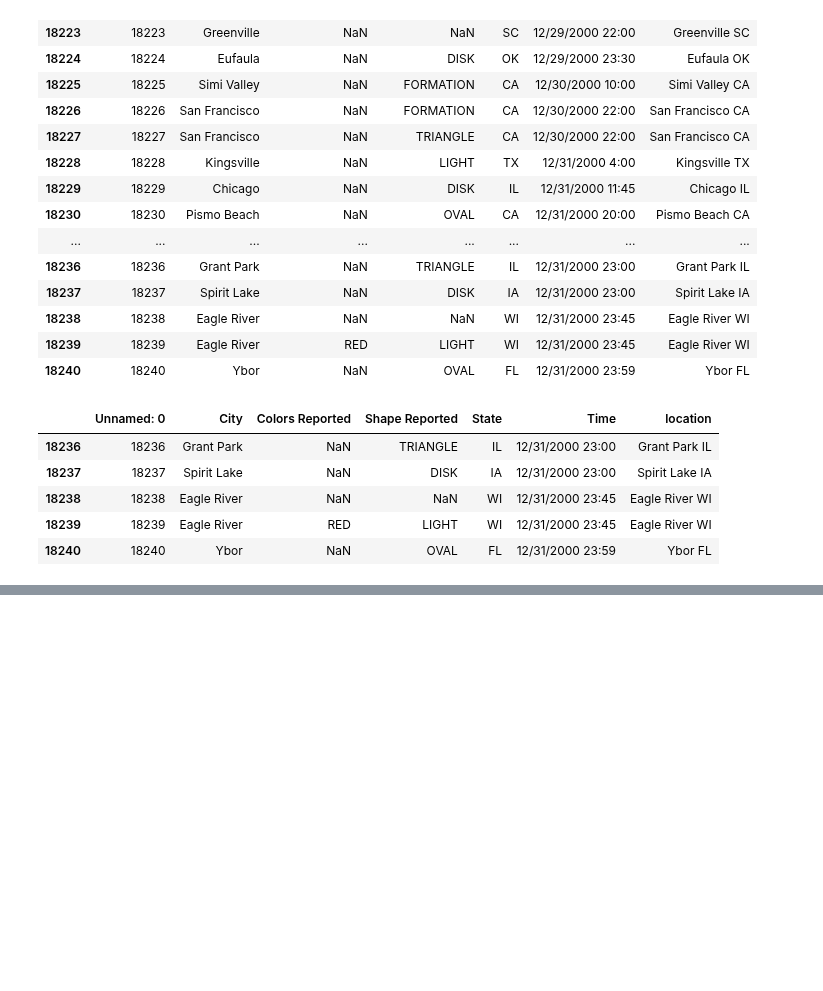
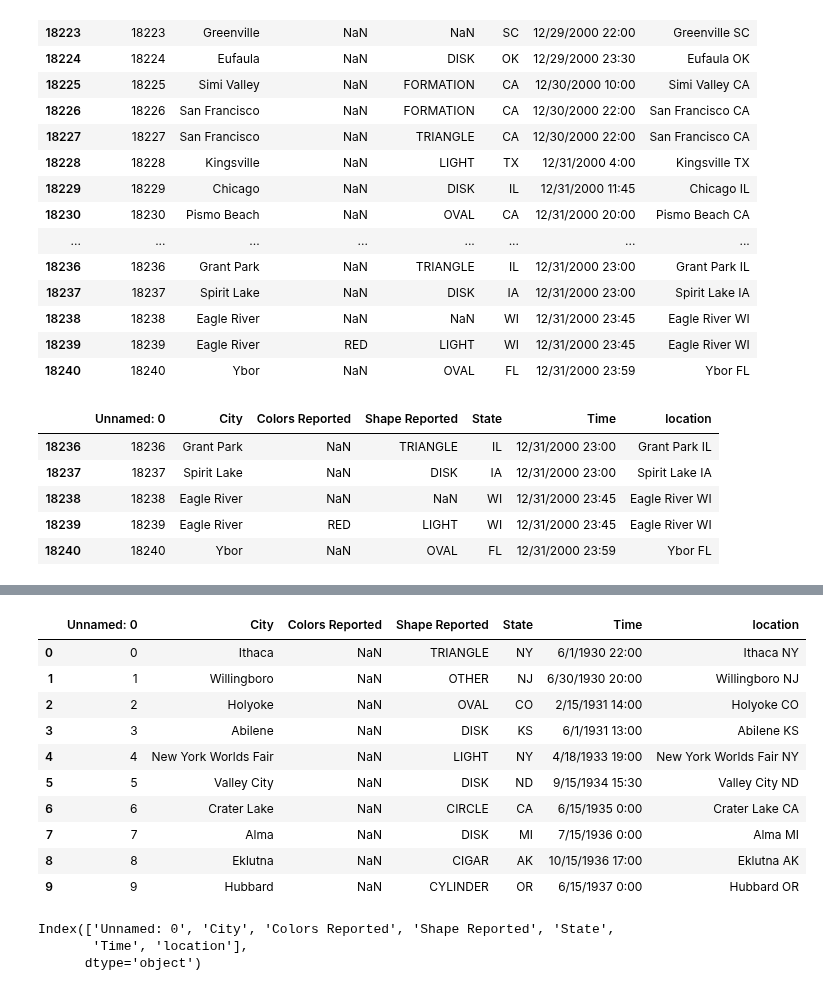
Before and after one commit to MohamedGamal-Ahmed/Ai_Amit_Diploma, a Jupyter notebook: Amit_82.ipynb, the cells around one changed output, grey strips where cells are left out. Drawn from its saved outputs; the diff is of its cells as text; code cells hidden in the pictures; blank space fills up the shorter version.

```diff
--- a/Amit_82.ipynb
+++ b/Amit_82.ipynb
@@ -1136,0 +1157,20 @@ new_file.tail()  # Display the last row of the newly created CSV file
+# %%
+new_file [0:10] # Display the first 10 rows of the newly created CSV file
+# %% [output]
+|  | Unnamed: 0 | City | Colors Reported | Shape Reported | State | Time | location |
+| 0 | 0 | Ithaca | NaN | TRIANGLE | NY | 6/1/1930 22:00 | Ithaca NY |
+| 1 | 1 | Willingboro | NaN | OTHER | NJ | 6/30/1930 20:00 | Willingboro NJ |
+| 2 | 2 | Holyoke | NaN | OVAL | CO | 2/15/1931 14:00 | Holyoke CO |
+| 3 | 3 | Abilene | NaN | DISK | KS | 6/1/1931 13:00 | Abilene KS |
+| 4 | 4 | New York Worlds Fair | NaN | LIGHT | NY | 4/18/1933 19:00 | New York Worlds Fair NY |
+| 5 | 5 | Valley City | NaN | DISK | ND | 9/15/1934 15:30 | Valley City ND |
+| 6 | 6 | Crater Lake | NaN | CIRCLE | CA | 6/15/1935 0:00 | Crater Lake CA |
+| 7 | 7 | Alma | NaN | DISK | MI | 7/15/1936 0:00 | Alma MI |
+| 8 | 8 | Eklutna | NaN | CIGAR | AK | 10/15/1936 17:00 | Eklutna AK |
+| 9 | 9 | Hubbard | NaN | CYLINDER | OR | 6/15/1937 0:00 | Hubbard OR |
+# %%
+new_file . columns  # Display the columns of the newly created CSV file
+# %% [output]
+Index(['Unnamed: 0', 'City', 'Colors Reported', 'Shape Reported', 'State',
+       'Time', 'location'],
+      dtype='object')
```
Also changed, not shown: parts of 29 cells of this notebook, 2 other files.
